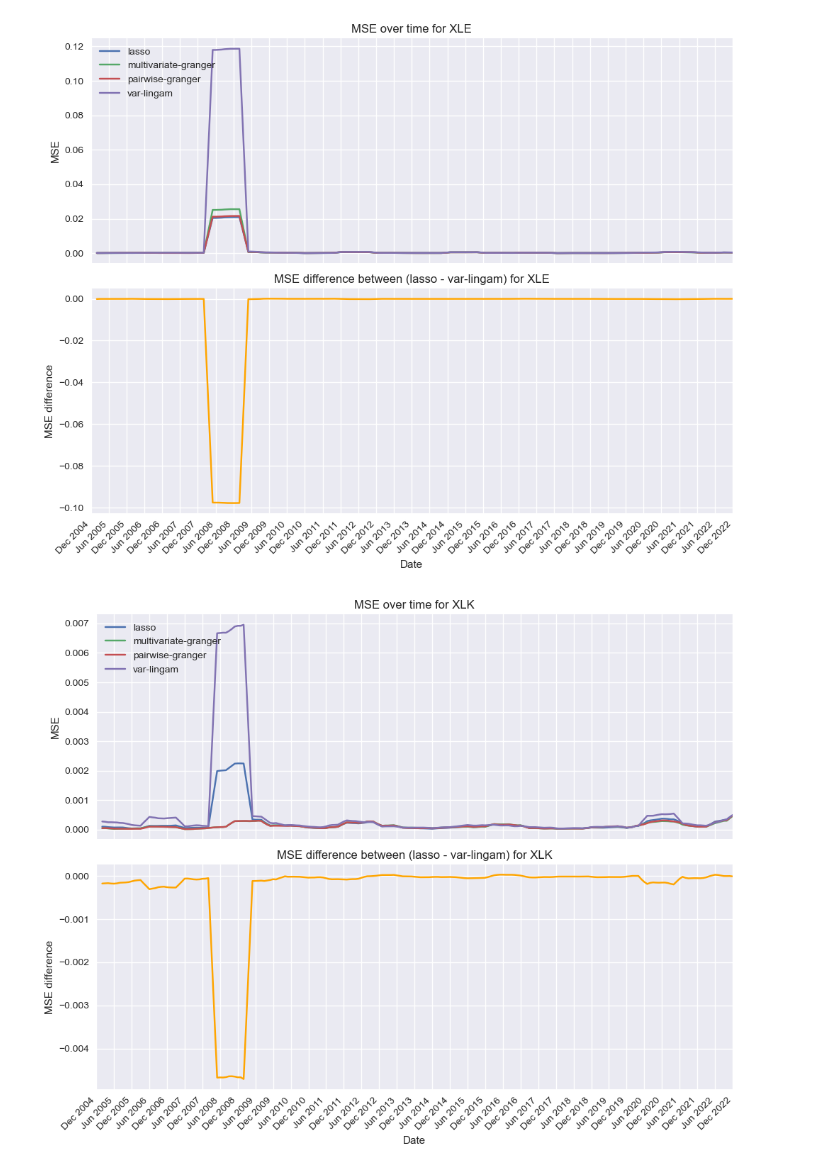
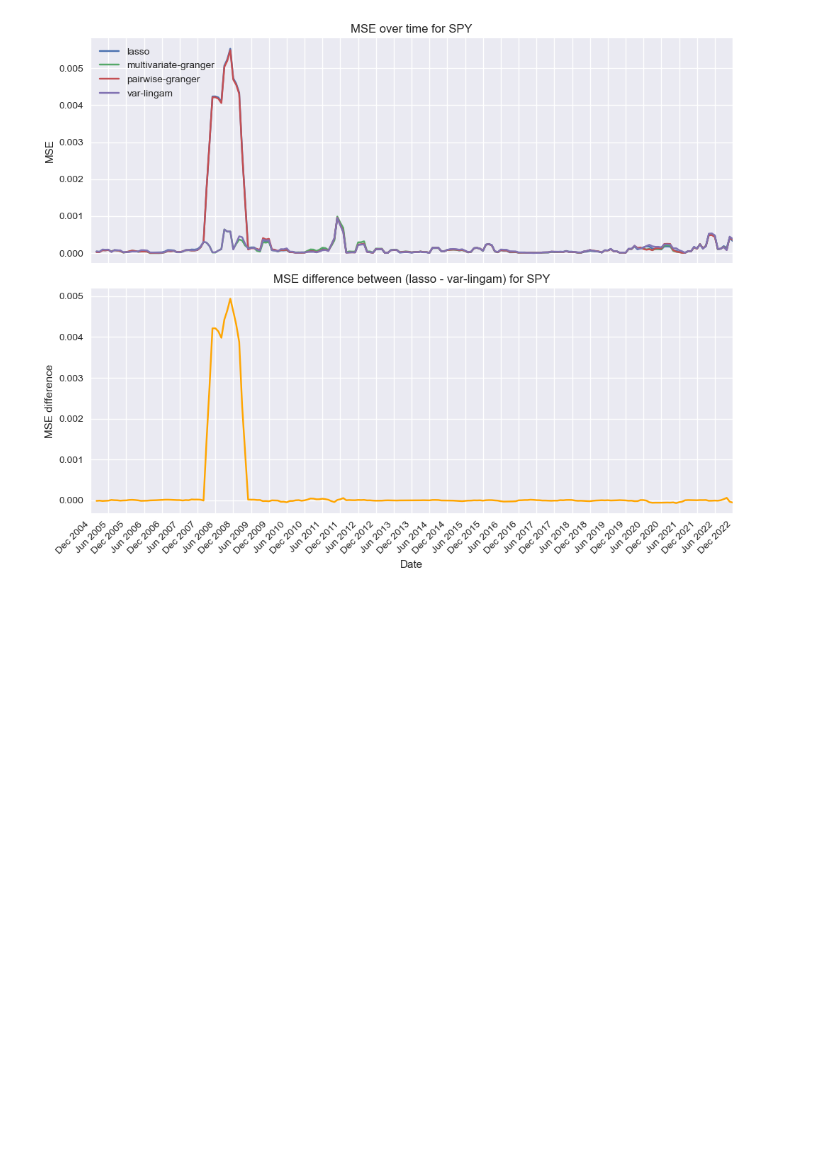
Before and after one commit to dcuoliveira/cml-fin, a Jupyter notebook: src/results_report_large.ipynb, the cells around one changed output. Cells and saved outputs as stored; diff of their text form; code cells hidden in the pictures; blank space fills up the shorter version.

```diff
--- a/src/results_report_large.ipynb
+++ b/src/results_report_large.ipynb
@@ -28,6 +29,7 @@ warnings.simplefilter("ignore")
 all_metrics = []
 all_rolling_metrics = []
 all_stability = []
+all_parents = []
 for fs in fs_methods:
 
     if plot_ts:
@@ -65,11 +67,15 @@ for fs in fs_methods:
 
         # compute rolling mse
         rolling_metric_df = predictions_df.copy()
-        rolling_metric_df["diff"] = rolling_metric_df["prediction"] - rolling_metric_df["true"]
+        rolling_metric_df["diff"] = rolling_metric_df["true"] - rolling_metric_df["prediction"]
 
         # rolling mse
-        rolling_metric_df["rolling_mse"] = rolling_metric_df["diff"].pow(2).rolling(12).mean()
-        rolling_metric_df = rolling_metric_df[["rolling_mse"]]
+        rolling_metric_df["rolling_var"] = rolling_metric_df["prediction"].rolling(12).var()
+        rolling_metric_df["rolling_bias"] = (rolling_metric_df["true"] - rolling_metric_df["prediction"].rolling(12).mean()).pow(2)
+        rolling_metric_df["rolling_mse"] = rolling_metric_df["rolling_var"] + rolling_metric_df["rolling_bias"]
+        rolling_metric_df["rolling_var"] = (rolling_metric_df["rolling_var"] / rolling_metric_df["rolling_mse"]) * 100
+        rolling_metric_df["rolling_bias"] = (rolling_metric_df["rolling_bias"] / rolling_metric_df["rolling_mse"]) * 100
+        rolling_metric_df = rolling_metric_df[["rolling_mse", "rolling_var", "rolling_bias"]]
 
         # add info
         rolling_metric_df["fs"] = fs
@@ -83,9 +89,15 @@ for fs in fs_methods:
         mae = mean_absolute_error(predictions_df["true"], predictions_df["prediction"])
         mse_2020 = mean_squared_error(predictions_2020_df["true"], predictions_2020_df["prediction"])
         mae_2020 = mean_absolute_error(predictions_2020_df["true"], predictions_2020_df["prediction"])
+        # bias = (predictions_df["true"] - np.mean(predictions_df["prediction"], axis=1)) ** 2
+        # var = np.var(predictions_df["prediction"], axis=1)
 
         # compute cluster stability metrics
         parents_of_target_df = obj["parents_of_target"]
+
+        # save parents
+        parents_of_target_df["fs"] = fs
+        parents_of_target_df["etf"] = etf
 
         tot = len(parents_of_target_df["date"].unique())
         stability_df = (parents_of_target_df.fillna(0).groupby(["cluster"]).sum()[["value"]] / tot).sort_values(by="value", ascending=False)
@@ -98,14 +110,18 @@ for fs in fs_methods:
             "etf": etf,
             "mse": [mse],
             "mae": [mae],
+            # "bias": [bias],
+            # "var": [var],
             "mse_2020": [mse_2020],
             "mae_2020": [mae_2020],
             "stability": stability_measure})
         metrics.append(metrics_df)
         all_rolling_metrics.append(melt_rolling_metric_df)
+        all_parents.append(parents_of_target_df)
 
     all_metrics.append(pd.concat(metrics).set_index(["fs", "etf"]))
     all_stability.append(pd.concat(stability))
 all_metrics_df = pd.concat(all_metrics)
 all_rolling_metrics_df = pd.concat(all_rolling_metrics)
+all_parents_df = pd.concat(all_parents)
 melted_all_metrics_df = all_metrics_df.reset_index().melt(id_vars=["fs", "etf"])
@@ -145,37 +204,36 @@ for m in metric_names:
 # %%
 # SPY, XLP, XLK, XLY, XLF, XLB, XLI
 
-for etf in all_rolling_metrics_df["etf"].unique():
-    etf_rolling_metrics_df = all_rolling_metrics_df.loc[(all_rolling_metrics_df["etf"] == etf)].pivot_table(index=["date"], columns=["fs"], values=["value"])
+for etf in ["SPY"]:# all_rolling_metrics_df["etf"].unique():
+    etf_rolling_metrics_df = all_rolling_metrics_df.loc[(all_rolling_metrics_df["etf"] == etf)&(all_rolling_metrics_df["variable"]=="rolling_mse")].pivot_table(index=["date"], columns=["fs"], values=["value"])
     etf_rolling_metrics_df.columns = etf_rolling_metrics_df.columns.droplevel()
     etf_rolling_metrics_df = etf_rolling_metrics_df.rolling(3).mean()
     etf_rolling_metrics_df["diff_lasso_var-lingam"] = etf_rolling_metrics_df["lasso"] - etf_rolling_metrics_df["var-lingam"]
 
     # Plotting
     fig, axs = plt.subplots(2, 1, figsize=(10, 8), sharex=True)
 
     # Plotting on the upper subplot
     etf_rolling_metrics_df.drop(["diff_lasso_var-lingam"], axis=1).plot(ax=axs[0])
     axs[0].set_title(f'MSE over time for {etf}')
     axs[0].set_ylabel('MSE')
     axs[0].legend(loc='upper left')
 
     # Plotting on the lower subplot
     etf_rolling_metrics_df["diff_lasso_var-lingam"].plot(ax=axs[1], color='orange')
     axs[1].set_title(f'MSE difference between (lasso - var-lingam) for {etf}')
     axs[1].set_xlabel('Date')
     axs[1].set_ylabel('MSE difference')
 
     # Adding months and years to the index of the plot
     tick_positions = etf_rolling_metrics_df.index[::6]  # Show every 6th date
     axs[1].set_xticks(tick_positions)
     axs[1].set_xticklabels(tick_positions.strftime('%b %Y'), rotation=45, ha='right')
 
     # Adjust layout for better visualization
     plt.tight_layout()
 
     # Show the plot
     plt.show()
 # %% [output]
-[figure, old version]
+[figure, new version]
-[figure, removed]
```
Also changed, not shown: parts of 22 cells of this notebook, 10 other files.
